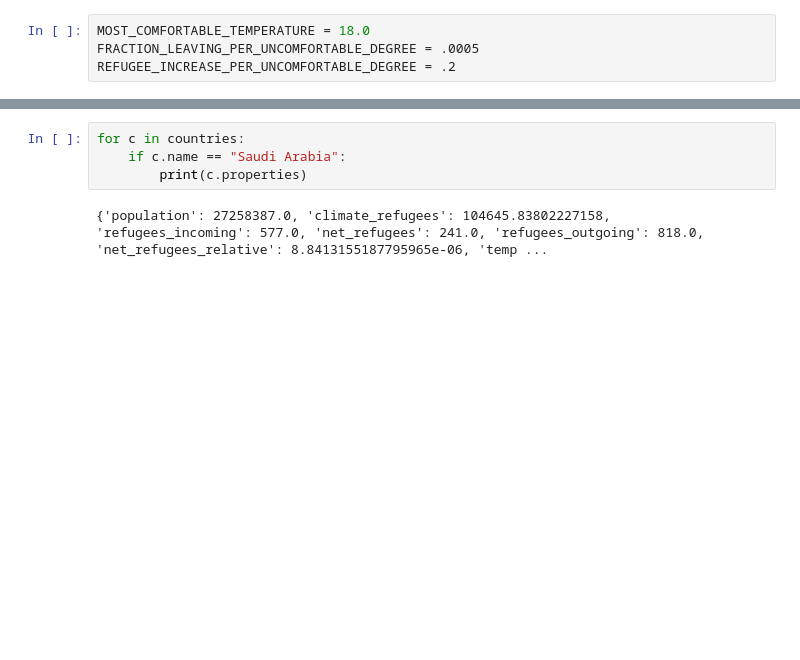
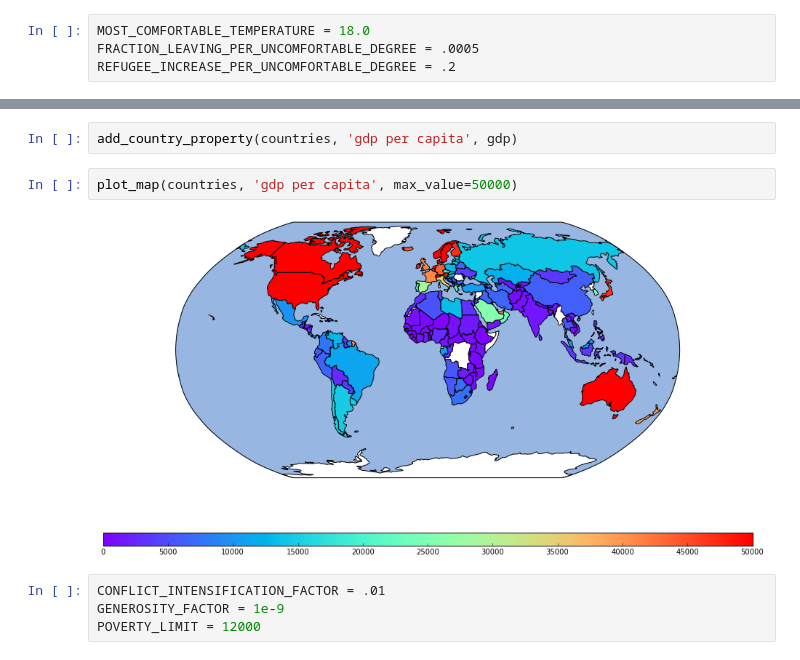
Before and after one commit to julesjulian/climate-migration, a Jupyter notebook: climate-migration.ipynb, the cells around one changed output, grey strips where cells are left out. Drawn from its saved outputs; the diff is of its cells as text; blank space fills up the shorter version.

```diff
--- a/climate-migration.ipynb
+++ b/climate-migration.ipynb
@@ -201,6 +153,10 @@ economic_data.where(economic_data.values=='GDP per capita (current US$)')
-# %%
-for c in countries:
-    if c.name == "Saudi Arabia":
-        print(c.properties)
-# %% [output]
-{'population': 27258387.0, 'climate_refugees': 104645.83802227158, 'refugees_incoming': 577.0, 'net_refugees': 241.0, 'refugees_outgoing': 818.0, 'net_refugees_relative': 8.8413155187795965e-06, 'temp ...
+# %%
+add_country_property(countries, 'gdp per capita', gdp)
+# %%
+plot_map(countries, 'gdp per capita', max_value=50000)
+# %% [output]
+[figure, added]
+# %%
+CONFLICT_INTENSIFICATION_FACTOR = .01
+GENEROSITY_FACTOR = 1e-9
+POVERTY_LIMIT = 12000
```
Also changed, not shown: parts of 25 cells of this notebook, 1 other file.
